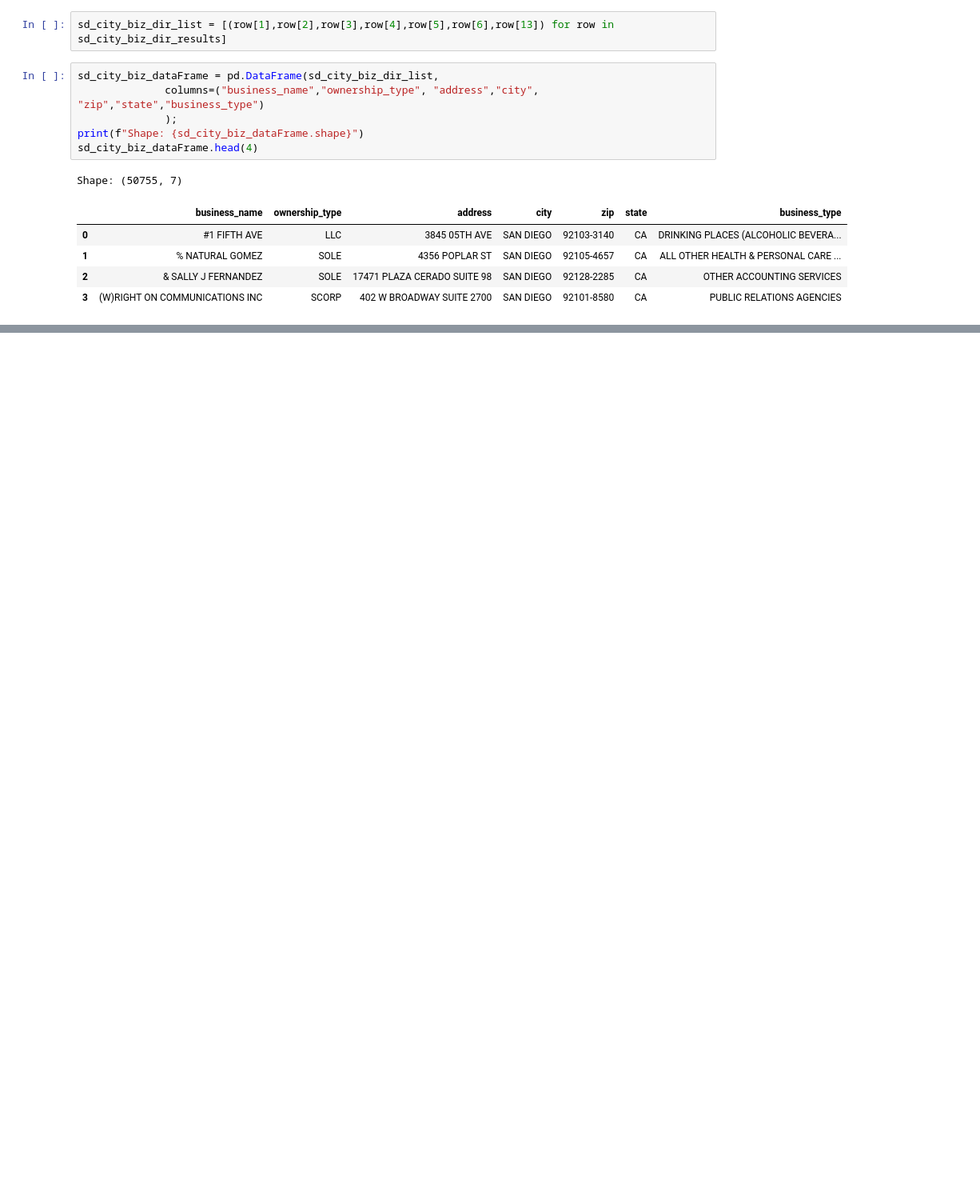
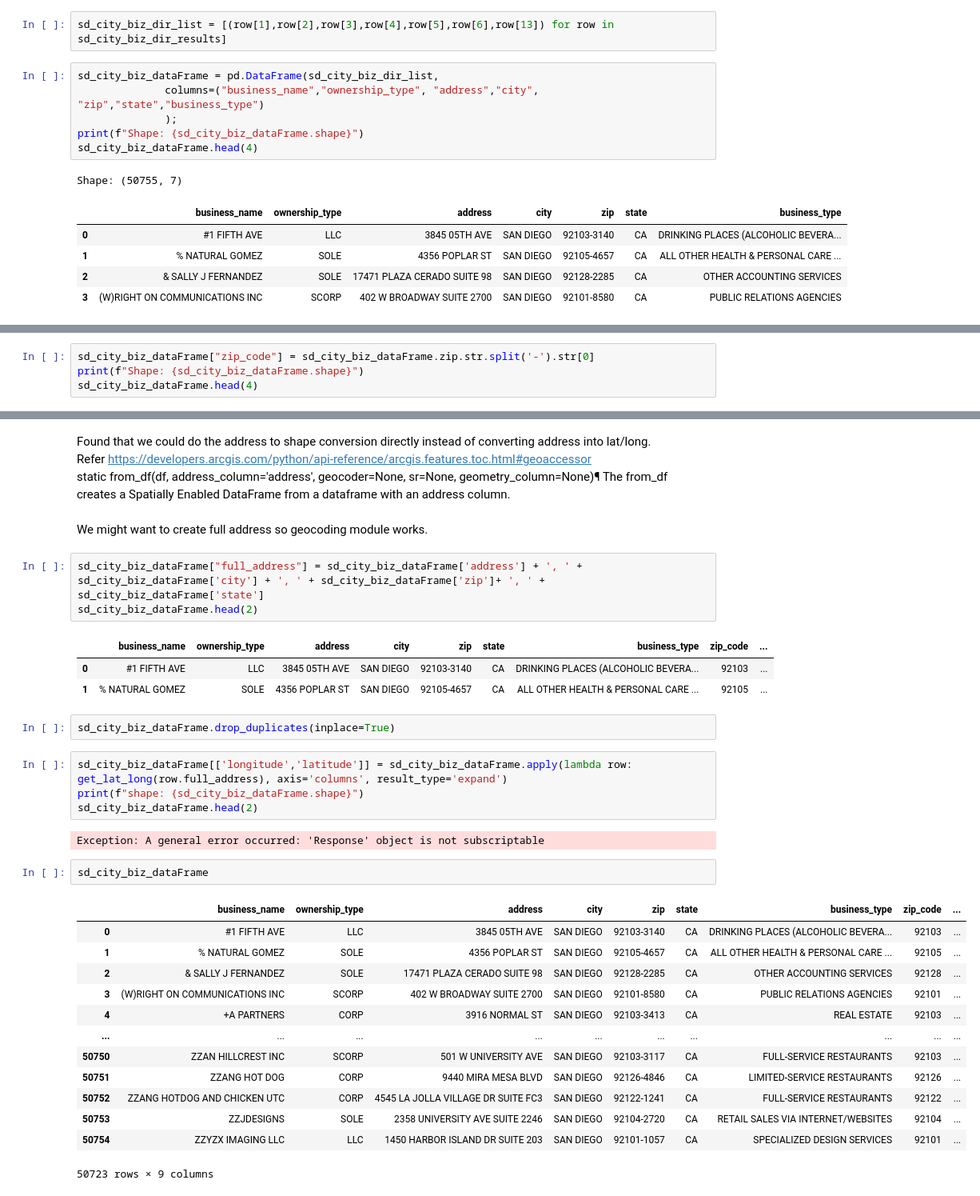
Before and after one commit to amoltkale/ai_chatbot_food_knowledge_graph, a Jupyter notebook: arc_gis/feature_layers/business_data/san_diego_county_businesses_with_biz_dir_listing.ipynb, the cells around one changed output, grey strips where cells are left out. Shown: that part at 80% size. Saved outputs shown, nothing was run; the diff lists cells and outputs as text; blank space fills up the shorter version.

Commit message:
Failed attempt at creating San Diego City Business Directory Feature Layer

```diff
--- a/arc_gis/feature_layers/business_data/san_diego_county_businesses_with_biz_dir_listing.ipynb
+++ b/arc_gis/feature_layers/business_data/san_diego_county_businesses_with_biz_dir_listing.ipynb
@@ -159,0 +68,4 @@ Shape of Dataframe: (46516, 5)
+# %%
+sd_city_biz_dataFrame["zip_code"] = sd_city_biz_dataFrame.zip.str.split('-').str[0]
+print(f"Shape: {sd_city_biz_dataFrame.shape}")
+sd_city_biz_dataFrame.head(4)
@@ -159,0 +79,38 @@ Shape of Dataframe: (46516, 5)
+# %% [markdown]
+Found that we could do the address to shape conversion directly instead of converting address into lat/long.
+Refer https://developers.arcgis.com/python/api-reference/arcgis.features.toc.html#geoaccessor
+    static from_df(df, address_column='address', geocoder=None, sr=None, geometry_column=None)¶
+    The from_df creates a Spatially Enabled DataFrame from a dataframe with an address column.
+# %% [markdown]
+We might want to create full address so geocoding module works.
+# %%
+sd_city_biz_dataFrame["full_address"] = sd_city_biz_dataFrame['address'] + ', ' + sd_city_biz_dataFrame['city'] + ', ' + sd_city_biz_dataFrame['zip']+ ', ' + sd_city_biz_dataFrame['state']
+sd_city_biz_dataFrame.head(2)
+# %% [output]
+|  | business_name | ownership_type | address | city | zip | state | business_type | zip_code | ... |
+| 0 | #1 FIFTH AVE | LLC | 3845 05TH AVE | SAN DIEGO | 92103-3140 | CA | DRINKING PLACES (ALCOHOLIC BEVERA... | 92103 | ... |
+| 1 | % NATURAL GOMEZ | SOLE | 4356 POPLAR ST | SAN DIEGO | 92105-4657 | CA | ALL OTHER HEALTH & PERSONAL CARE ... | 92105 | ... |
+# %%
+sd_city_biz_dataFrame.drop_duplicates(inplace=True)
+# %%
+sd_city_biz_dataFrame[['longitude','latitude']] = sd_city_biz_dataFrame.apply(lambda row: get_lat_long(row.full_address), axis='columns', result_type='expand')
+print(f"shape: {sd_city_biz_dataFrame.shape}")
+sd_city_biz_dataFrame.head(2)
+# %% [output]
+Exception: A general error occurred: 'Response' object is not subscriptable
+# %%
+sd_city_biz_dataFrame
+# %% [output]
+|  | business_name | ownership_type | address | city | zip | state | business_type | zip_code | ... |
+| 0 | #1 FIFTH AVE | LLC | 3845 05TH AVE | SAN DIEGO | 92103-3140 | CA | DRINKING PLACES (ALCOHOLIC BEVERA... | 92103 | ... |
+| 1 | % NATURAL GOMEZ | SOLE | 4356 POPLAR ST | SAN DIEGO | 92105-4657 | CA | ALL OTHER HEALTH & PERSONAL CARE ... | 92105 | ... |
+| 2 | & SALLY J FERNANDEZ | SOLE | 17471 PLAZA CERADO SUITE 98 | SAN DIEGO | 92128-2285 | CA | OTHER ACCOUNTING SERVICES | 92128 | ... |
+| 3 | (W)RIGHT ON COMMUNICATIONS INC | SCORP | 402 W BROADWAY SUITE 2700 | SAN DIEGO | 92101-8580 | CA | PUBLIC RELATIONS AGENCIES | 92101 | ... |
+| 4 | +A PARTNERS | CORP | 3916 NORMAL ST | SAN DIEGO | 92103-3413 | CA | REAL ESTATE | 92103 | ... |
+| ... | ... | ... | ... | ... | ... | ... | ... | ... | ... |
+| 50750 | ZZAN HILLCREST INC | SCORP | 501 W UNIVERSITY AVE | SAN DIEGO | 92103-3117 | CA | FULL-SERVICE RESTAURANTS | 92103 | ... |
+| 50751 | ZZANG HOT DOG | CORP | 9440 MIRA MESA BLVD | SAN DIEGO | 92126-4846 | CA | LIMITED-SERVICE RESTAURANTS | 92126 | ... |
+| 50752 | ZZANG HOTDOG AND CHICKEN UTC | CORP | 4545 LA JOLLA VILLAGE DR SUITE FC3 | SAN DIEGO | 92122-1241 | CA | FULL-SERVICE RESTAURANTS | 92122 | ... |
+| 50753 | ZZJDESIGNS | SOLE | 2358 UNIVERSITY AVE SUITE 2246 | SAN DIEGO | 92104-2720 | CA | RETAIL SALES VIA INTERNET/WEBSITES | 92104 | ... |
+| 50754 | ZZYZX IMAGING LLC | LLC | 1450 HARBOR ISLAND DR SUITE 203 | SAN DIEGO | 92101-1057 | CA | SPECIALIZED DESIGN SERVICES | 92101 | ... |
+50723 rows × 9 columns
```
Also changed, not shown: parts of 22 cells of this notebook, 1 other file.
